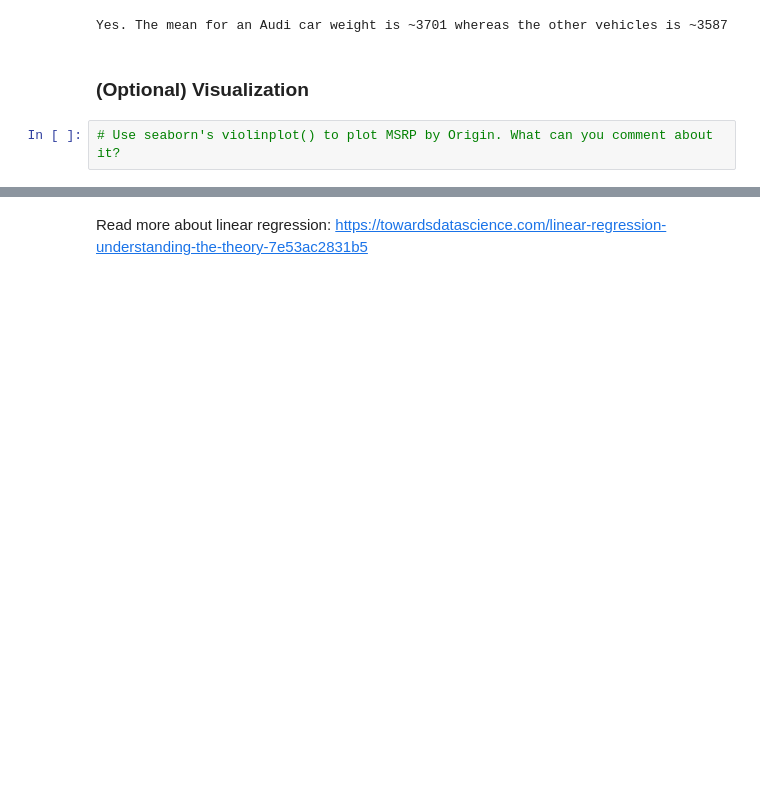
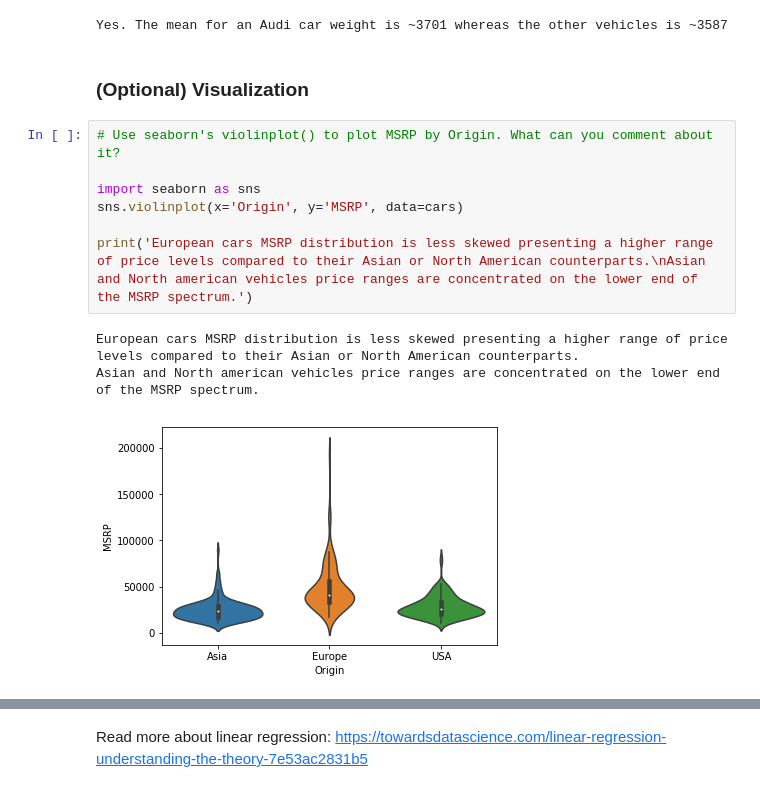
Before and after one commit to mustakarhu/ELY-Python-for-Data-Science, a Jupyter notebook: Exercise 7.ipynb, the cells around one changed output, grey strips where cells are left out. Drawn from its saved outputs; the diff is of its cells as text; blank space fills up the shorter version.

```diff
--- a/Exercise 7.ipynb
+++ b/Exercise 7.ipynb
@@ -248,7 +248,16 @@ print('Yes. The mean for an Audi car weight is ~3701 whereas the other vehicles
 Yes. The mean for an Audi car weight is ~3701 whereas the other vehicles is ~3587
 # %% [markdown]
 ### (Optional) Visualization
-# %%
-# Use seaborn's violinplot() to plot MSRP by Origin. What can you comment about it?
+# %%
+# Use seaborn's violinplot() to plot MSRP by Origin. What can you comment about it?
+
+import seaborn as sns
+sns.violinplot(x='Origin', y='MSRP', data=cars)
+
+print('European cars MSRP distribution is less skewed presenting a higher range of price levels compared to their Asian or North American counterparts.\nAsian and North american vehicles price ranges are concentrated on the lower end of the MSRP spectrum.')
+# %% [output]
+European cars MSRP distribution is less skewed presenting a higher range of price levels compared to their Asian or North American counterparts.
+Asian and North american vehicles price ranges are concentrated on the lower end of the MSRP spectrum.
+[figure, added]
 # %%
 # Use seaborn's heatmap to plot the correlation matrix of cars
```
Also changed, not shown: parts of 4 cells of this notebook, 4 other files.
